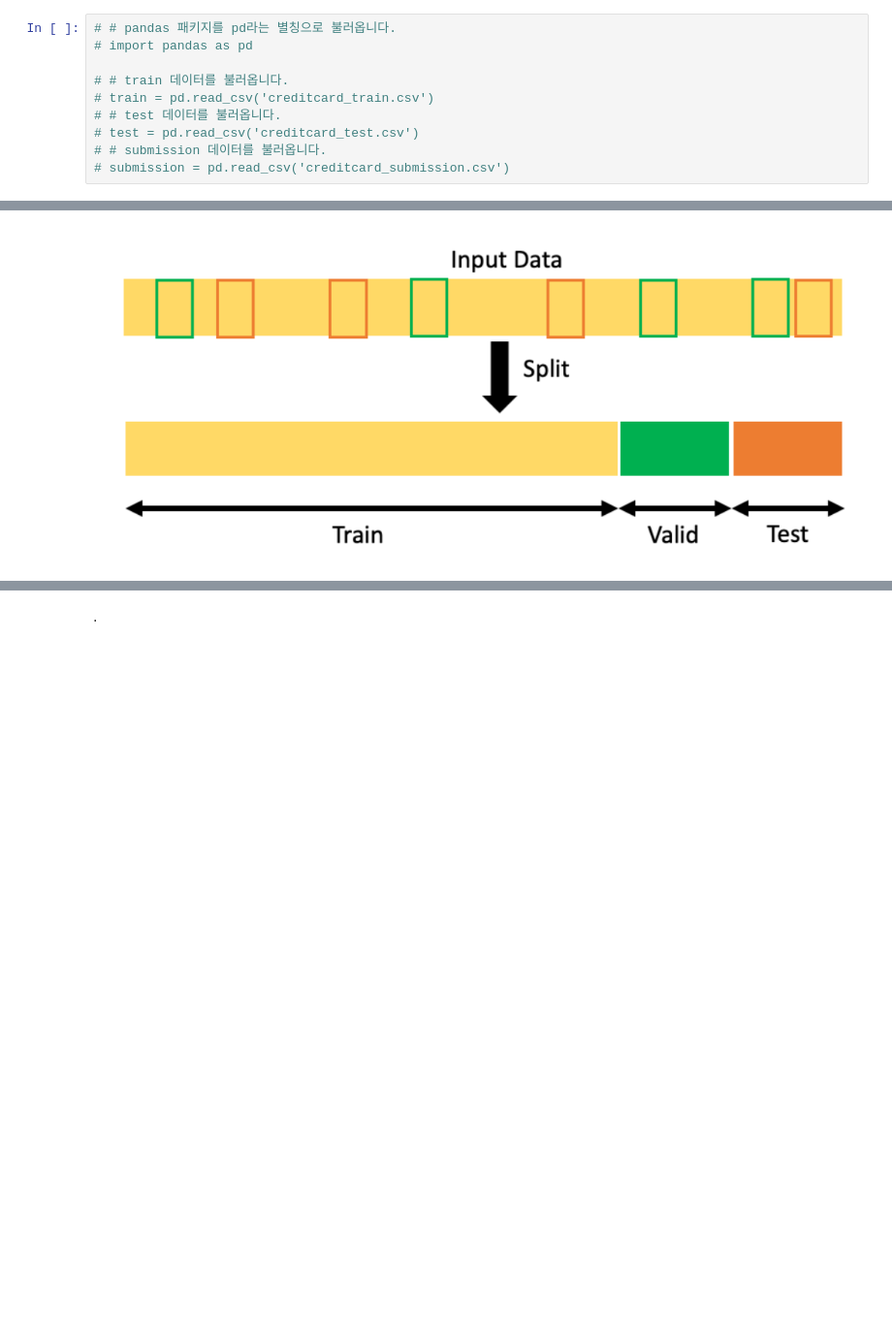
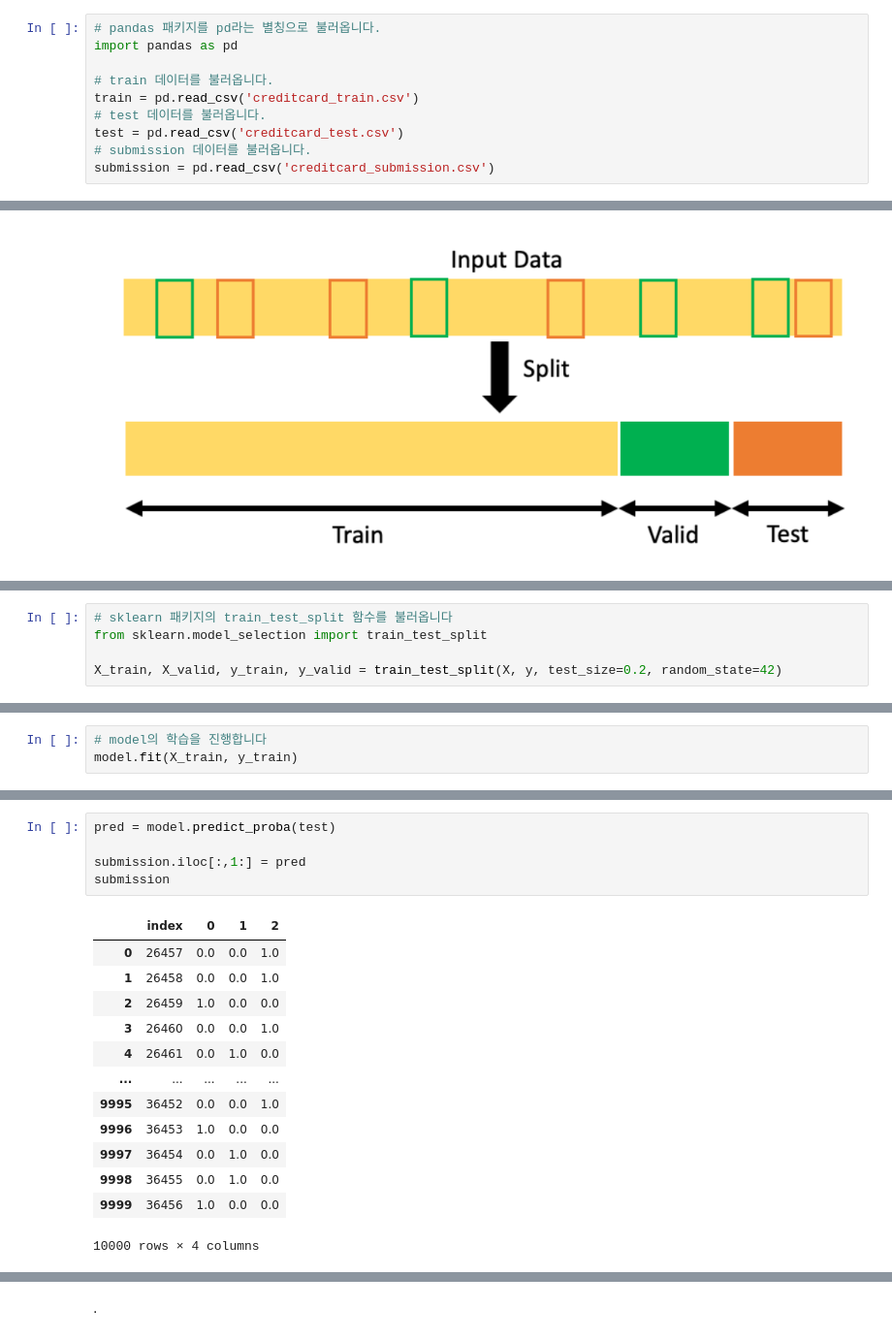
Before and after one commit to BaekJunehong/BIZnFIN, a Jupyter notebook: study/준홍/준홍_1차_학습코드.ipynb, the cells around one changed output, grey strips where cells are left out. Shown at 97% size. Saved outputs shown, nothing was run; the diff lists cells and outputs as text; blank space fills up the shorter version.

```diff
--- a/study/준홍/준홍_1차_학습코드.ipynb
+++ b/study/준홍/준홍_1차_학습코드.ipynb
@@ -247,15 +284,15 @@ Name: occyp_type, dtype: float64
 # %% [markdown]
 ## Stage 3. 모델링 기초
 # %%
-# # pandas 패키지를 pd라는 별칭으로 불러옵니다.
-# import pandas as pd
+# pandas 패키지를 pd라는 별칭으로 불러옵니다.
+import pandas as pd
 
-# # train 데이터를 불러옵니다.
-# train = pd.read_csv('creditcard_train.csv')
-# # test 데이터를 불러옵니다.
-# test = pd.read_csv('creditcard_test.csv')
-# # submission 데이터를 불러옵니다.
-# submission = pd.read_csv('creditcard_submission.csv')
+# train 데이터를 불러옵니다.
+train = pd.read_csv('creditcard_train.csv')
+# test 데이터를 불러옵니다.
+test = pd.read_csv('creditcard_test.csv')
+# submission 데이터를 불러옵니다.
+submission = pd.read_csv('creditcard_submission.csv')
 # %% [markdown]
 모델링이란?
 모델링이란 주어진 데이터를 기반으로 패턴을 파악하거나 예측하기 위해
@@ -397,0 +471,5 @@ y = train["credit"]
+# %%
+# sklearn 패키지의 train_test_split 함수를 불러옵니다
+from sklearn.model_selection import train_test_split
+
+X_train, X_valid, y_train, y_valid = train_test_split(X, y, test_size=0.2, random_state=42)
@@ -397,0 +487,3 @@ y = train["credit"]
+# %%
+# model의 학습을 진행합니다
+model.fit(X_train, y_train)
@@ -397,0 +576,19 @@ y = train["credit"]
+# %%
+pred = model.predict_proba(test)
+
+submission.iloc[:,1:] = pred
+submission
+# %% [output]
+|  | index | 0 | 1 | 2 |
+| 0 | 26457 | 0.0 | 0.0 | 1.0 |
+| 1 | 26458 | 0.0 | 0.0 | 1.0 |
+| 2 | 26459 | 1.0 | 0.0 | 0.0 |
+| 3 | 26460 | 0.0 | 0.0 | 1.0 |
+| 4 | 26461 | 0.0 | 1.0 | 0.0 |
+| ... | ... | ... | ... | ... |
+| 9995 | 36452 | 0.0 | 0.0 | 1.0 |
+| 9996 | 36453 | 1.0 | 0.0 | 0.0 |
+| 9997 | 36454 | 0.0 | 1.0 | 0.0 |
+| 9998 | 36455 | 0.0 | 1.0 | 0.0 |
+| 9999 | 36456 | 1.0 | 0.0 | 0.0 |
+10000 rows × 4 columns
```
Also changed, not shown: parts of 39 cells of this notebook.
